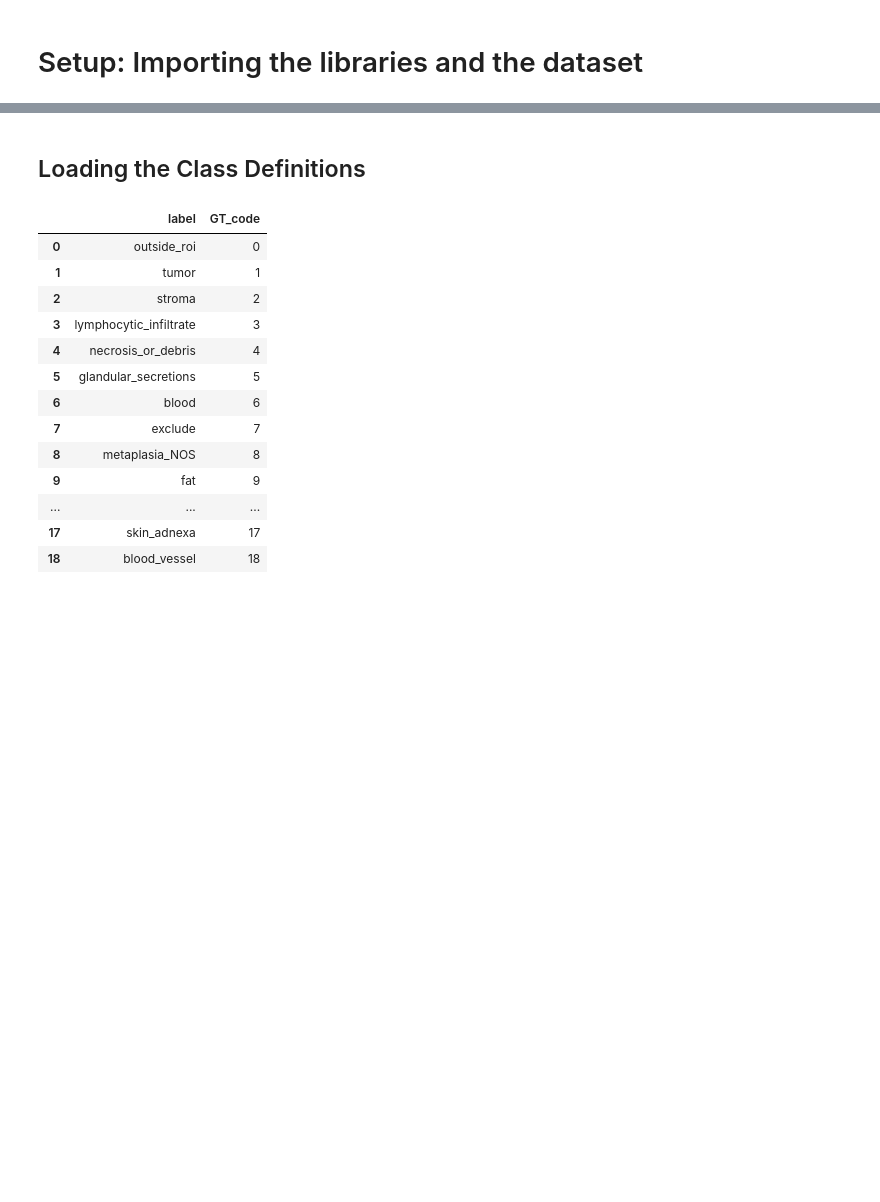
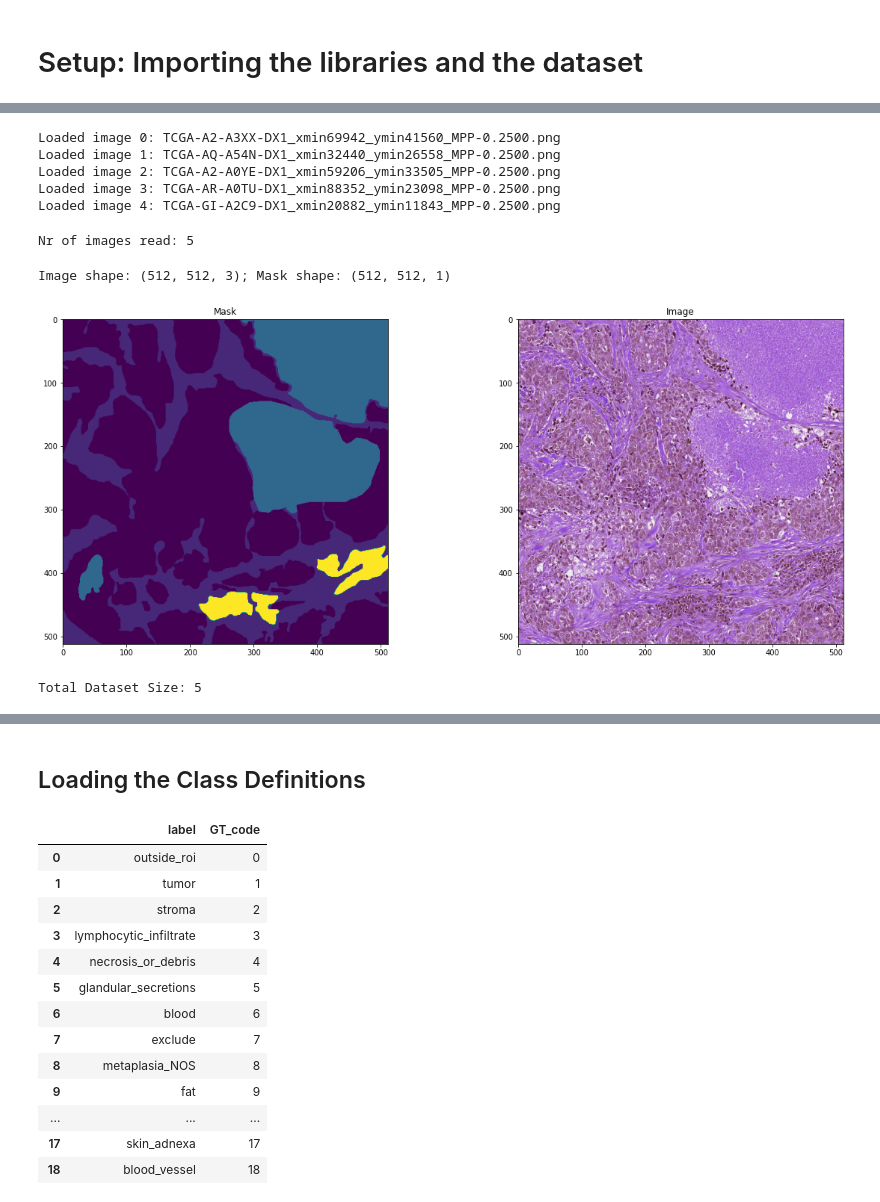
Before and after one commit to bori00/BreastCancerSegmentation, a Jupyter notebook: Breast_Cancer_Segmentation.ipynb, the cells around one changed output, grey strips where cells are left out. Cells and saved outputs as stored; diff of their text form; code cells hidden in the pictures; blank space fills up the shorter version.

Commit message:
load and visualize dataset

```diff
--- a/Breast_Cancer_Segmentation.ipynb
+++ b/Breast_Cancer_Segmentation.ipynb
@@ -35,3 +42,6 @@ BATCH_SIZE = 32
+# %%
+IMAGES_DIRECTORY = '/content/rgbs_colorNormalized';
+MASKS_DIRECTORY = '/content/masks'
 # %%
 !unzip gdrive/My\ Drive/PRS_Project/masks-20221122T203004Z-001.zip
 !unzip gdrive/My\ Drive/PRS_Project/rgbs_colorNormalized-20221122T211021Z-001.zip
@@ -42,0 +63,51 @@ def toInt(image):
+# %%
+def load_images_and_masks(images_folder, masks_folder):
+    images = []
+    masks = []
+    dim = (IMG_WIDTH, IMG_HEIGHT)
+    for idx, filename in enumerate(os.listdir(images_folder)):
+        if idx == MAX_DATASET_SIZE:
+          break
+        img = cv2.imread(os.path.join(images_folder,filename))
+        img = cv2.resize(img, dim)
+        mask = cv2.imread(os.path.join(masks_folder, filename), cv2.IMREAD_GRAYSCALE)
+        mask = cv2.resize(mask, dim)
+        print("Loaded image {0}: {1}".format(idx, filename))
+        if img is not None:
+            assert mask is not None
+            images.append(img.astype(np.int32))
+            masks.append(mask.reshape(IMG_HEIGHT, IMG_WIDTH, 1).astype(np.int32))
+    return images, masks
+# %%
+images, masks = load_images_and_masks(IMAGES_DIRECTORY, MASKS_DIRECTORY)
+# %% [output]
+Loaded image 0: TCGA-A2-A3XX-DX1_xmin69942_ymin41560_MPP-0.2500.png
+Loaded image 1: TCGA-AQ-A54N-DX1_xmin32440_ymin26558_MPP-0.2500.png
+Loaded image 2: TCGA-A2-A0YE-DX1_xmin59206_ymin33505_MPP-0.2500.png
+Loaded image 3: TCGA-AR-A0TU-DX1_xmin88352_ymin23098_MPP-0.2500.png
+Loaded image 4: TCGA-GI-A2C9-DX1_xmin20882_ymin11843_MPP-0.2500.png
+# %%
+print("Nr of images read: {0}".format(len(images)))
+# %% [output]
+Nr of images read: 5
+# %%
+image = images[0]
+mask = masks[0]
+print("Image shape: {0}; Mask shape: {1}".format(image.shape, mask.shape))
+# %% [output]
+Image shape: (512, 512, 3); Mask shape: (512, 512, 1)
+# %%
+# sample
+plt.figure(figsize=(20, 8))
+
+plt.subplot(1, 2, 1)
+plt.imshow(mask.reshape(IMG_HEIGHT, IMG_WIDTH))
+plt.title("Mask")
+
+plt.subplot(1, 2, 2)
+plt.imshow(image)
+plt.title("Image")
+
+plt.show()
+# %% [output]
+[figure, added]
@@ -42,0 +119,4 @@ def toInt(image):
+# %%
+print("Total Dataset Size: {0}".format(tf.data.experimental.cardinality(data).numpy()))
+# %% [output]
+Total Dataset Size: 5
```
Also changed, not shown: parts of 28 cells of this notebook.
